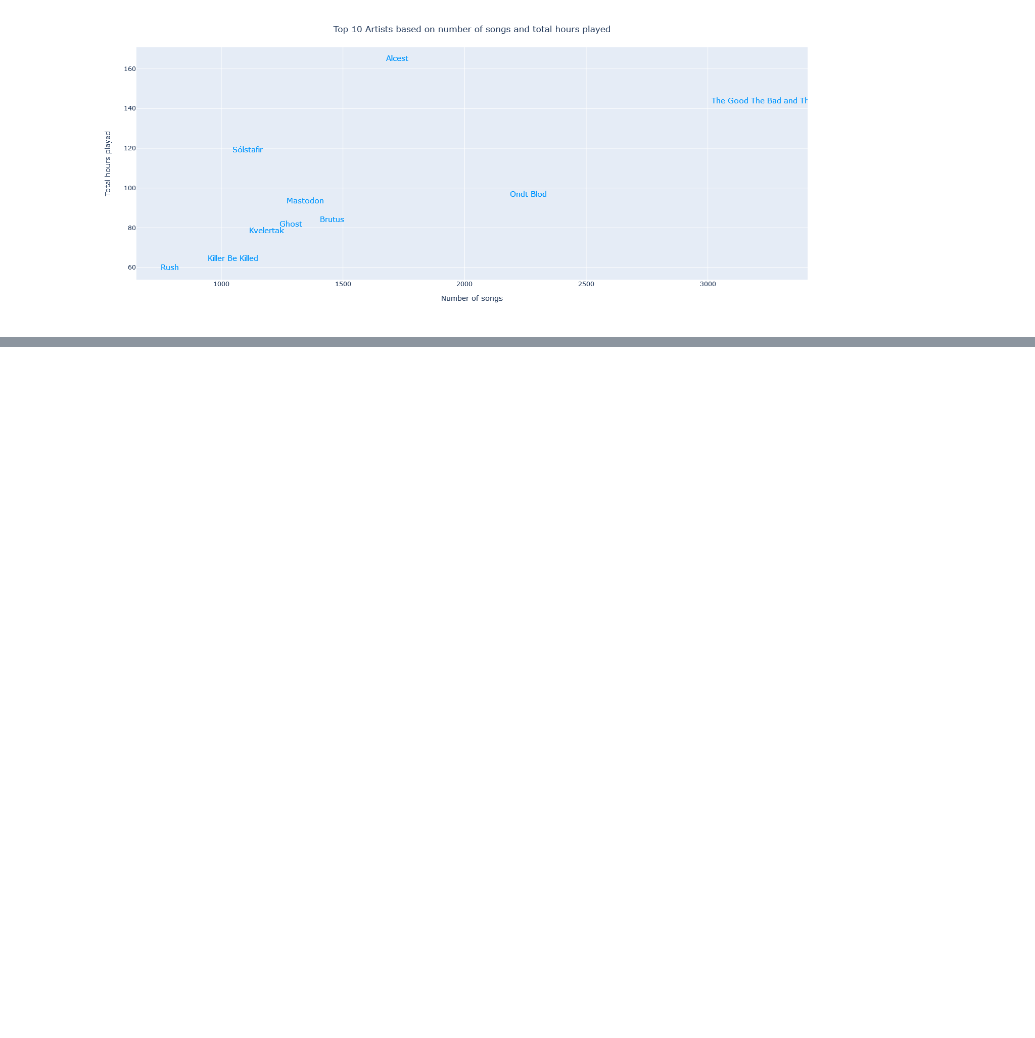
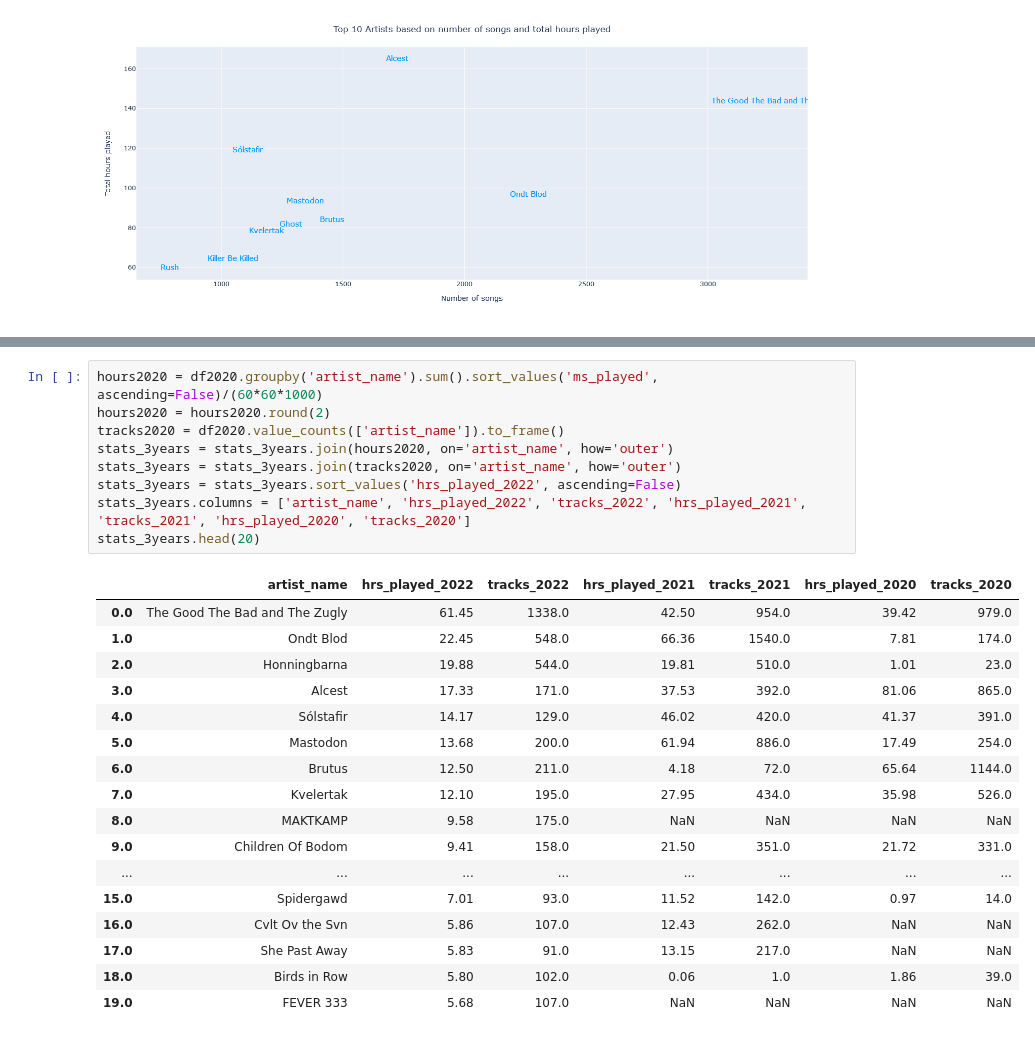
Before and after one commit to mariovalkovic/spotify_data_exploration, a Jupyter notebook: spotify_data_exploration.ipynb, the cells around one changed output, grey strips where cells are left out. Saved outputs shown, nothing was run; the diff lists cells and outputs as text; blank space fills up the shorter version.

```diff
--- a/spotify_data_exploration.ipynb
+++ b/spotify_data_exploration.ipynb
@@ -93,0 +109,27 @@ fig
+# %%
+hours2020 = df2020.groupby('artist_name').sum().sort_values('ms_played', ascending=False)/(60*60*1000)
+hours2020 = hours2020.round(2)
+tracks2020 = df2020.value_counts(['artist_name']).to_frame()
+stats_3years = stats_3years.join(hours2020, on='artist_name', how='outer')
+stats_3years = stats_3years.join(tracks2020, on='artist_name', how='outer')
+stats_3years = stats_3years.sort_values('hrs_played_2022', ascending=False)
+stats_3years.columns = ['artist_name', 'hrs_played_2022', 'tracks_2022', 'hrs_played_2021', 'tracks_2021', 'hrs_played_2020', 'tracks_2020']
+stats_3years.head(20)
+# %% [output]
+|  | artist_name | hrs_played_2022 | tracks_2022 | hrs_played_2021 | tracks_2021 | hrs_played_2020 | tracks_2020 |
+| 0.0 | The Good The Bad and The Zugly | 61.45 | 1338.0 | 42.50 | 954.0 | 39.42 | 979.0 |
+| 1.0 | Ondt Blod | 22.45 | 548.0 | 66.36 | 1540.0 | 7.81 | 174.0 |
+| 2.0 | Honningbarna | 19.88 | 544.0 | 19.81 | 510.0 | 1.01 | 23.0 |
+| 3.0 | Alcest | 17.33 | 171.0 | 37.53 | 392.0 | 81.06 | 865.0 |
+| 4.0 | Sólstafir | 14.17 | 129.0 | 46.02 | 420.0 | 41.37 | 391.0 |
+| 5.0 | Mastodon | 13.68 | 200.0 | 61.94 | 886.0 | 17.49 | 254.0 |
+| 6.0 | Brutus | 12.50 | 211.0 | 4.18 | 72.0 | 65.64 | 1144.0 |
+| 7.0 | Kvelertak | 12.10 | 195.0 | 27.95 | 434.0 | 35.98 | 526.0 |
+| 8.0 | MAKTKAMP | 9.58 | 175.0 | NaN | NaN | NaN | NaN |
+| 9.0 | Children Of Bodom | 9.41 | 158.0 | 21.50 | 351.0 | 21.72 | 331.0 |
+| ... | ... | ... | ... | ... | ... | ... | ... |
+| 15.0 | Spidergawd | 7.01 | 93.0 | 11.52 | 142.0 | 0.97 | 14.0 |
+| 16.0 | Cvlt Ov the Svn | 5.86 | 107.0 | 12.43 | 262.0 | NaN | NaN |
+| 17.0 | She Past Away | 5.83 | 91.0 | 13.15 | 217.0 | NaN | NaN |
+| 18.0 | Birds in Row | 5.80 | 102.0 | 0.06 | 1.0 | 1.86 | 39.0 |
+| 19.0 | FEVER 333 | 5.68 | 107.0 | NaN | NaN | NaN | NaN |
```
Also changed, not shown: parts of 8 cells of this notebook.
